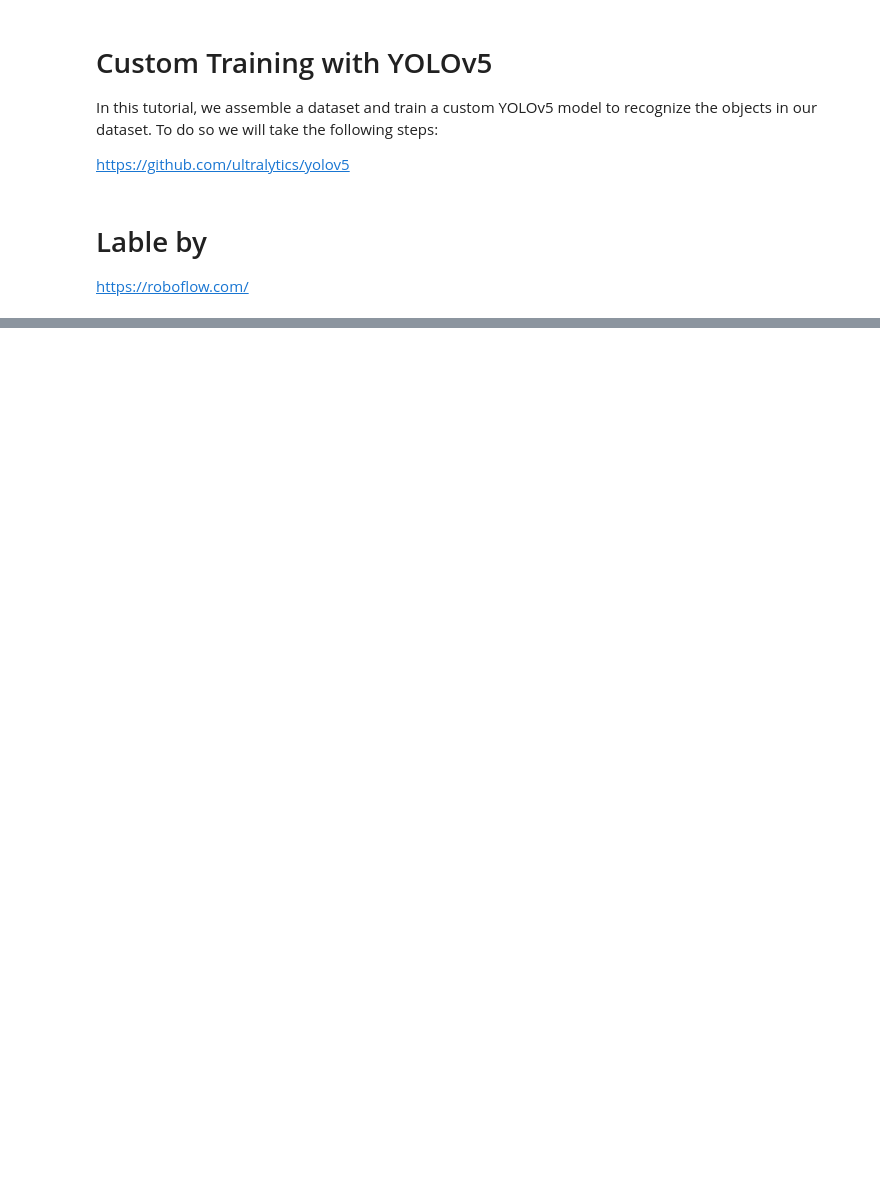
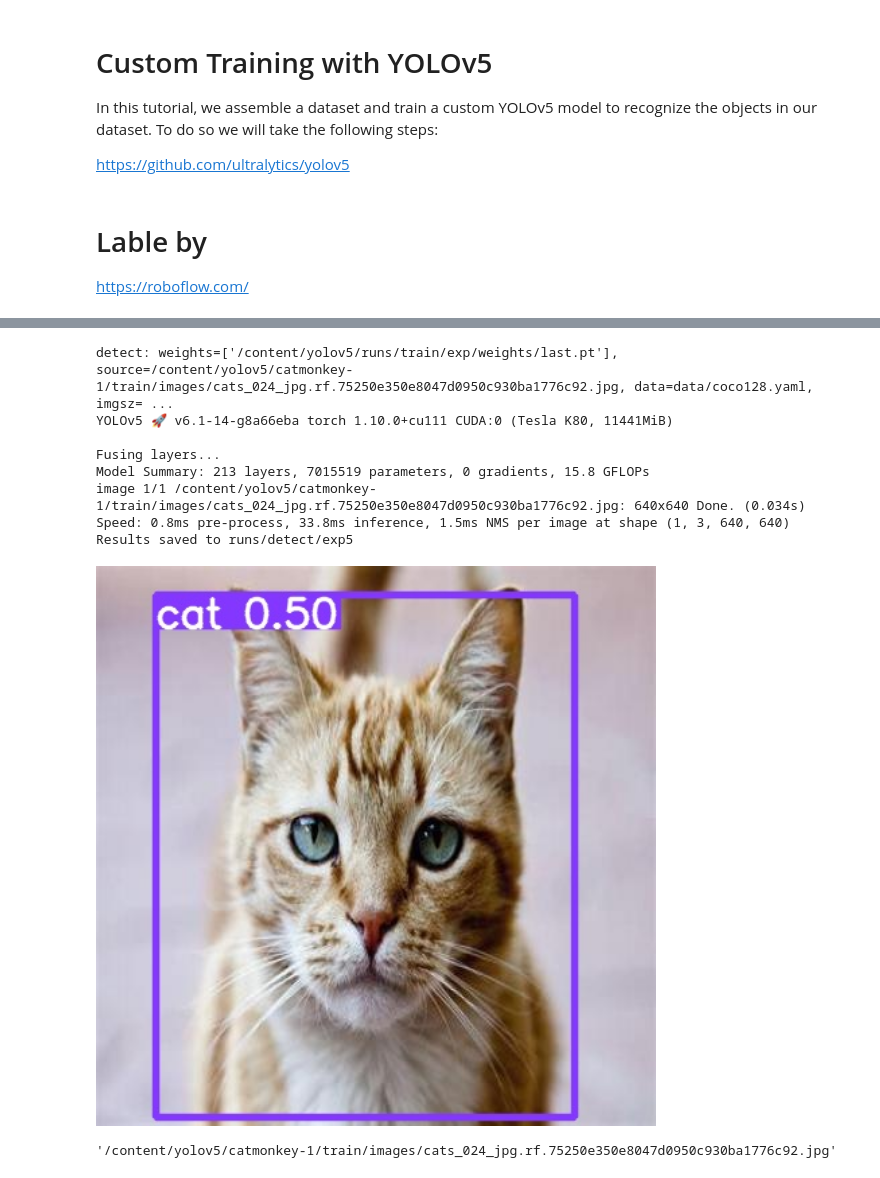
Before and after one commit to Tuchsanai/152-478-Introduction-to-Deep-Learning-for-Artificial-Intelligence-Engineering, a Jupyter notebook: 05_Image_Video_OpenCV/08_yolov5_train/YoloV5_train01.ipynb, the cells around one changed output, grey strips where cells are left out. Drawn from its saved outputs; the diff is of its cells as text; code cells hidden in the pictures; blank space fills up the shorter version.

```diff
--- a/05_Image_Video_OpenCV/08_yolov5_train/YoloV5_train01.ipynb
+++ b/05_Image_Video_OpenCV/08_yolov5_train/YoloV5_train01.ipynb
@@ -64,0 +178,17 @@ KeyError: 'val'
+# %%
+!python detect.py --weights '/content/yolov5/runs/train/exp/weights/last.pt' --img 640 --conf 0.25 --source {file}
+display.Image(filename=f'/content/yolov5/runs/detect/exp/cats_024_jpg.rf.75250e350e8047d0950c930ba1776c92.jpg', width=600)
+# %% [output]
+detect: weights=['/content/yolov5/runs/train/exp/weights/last.pt'], source=/content/yolov5/catmonkey-1/train/images/cats_024_jpg.rf.75250e350e8047d0950c930ba1776c92.jpg, data=data/coco128.yaml, imgsz= ...
+YOLOv5 🚀 v6.1-14-g8a66eba torch 1.10.0+cu111 CUDA:0 (Tesla K80, 11441MiB)
+
+Fusing layers...
+Model Summary: 213 layers, 7015519 parameters, 0 gradients, 15.8 GFLOPs
+image 1/1 /content/yolov5/catmonkey-1/train/images/cats_024_jpg.rf.75250e350e8047d0950c930ba1776c92.jpg: 640x640 Done. (0.034s)
+Speed: 0.8ms pre-process, 33.8ms inference, 1.5ms NMS per image at shape (1, 3, 640, 640)
+Results saved to runs/detect/exp5
+[figure, added]
+# %%
+file
+# %% [output]
+'/content/yolov5/catmonkey-1/train/images/cats_024_jpg.rf.75250e350e8047d0950c930ba1776c92.jpg'
```
Also changed, not shown: parts of 14 cells of this notebook.
